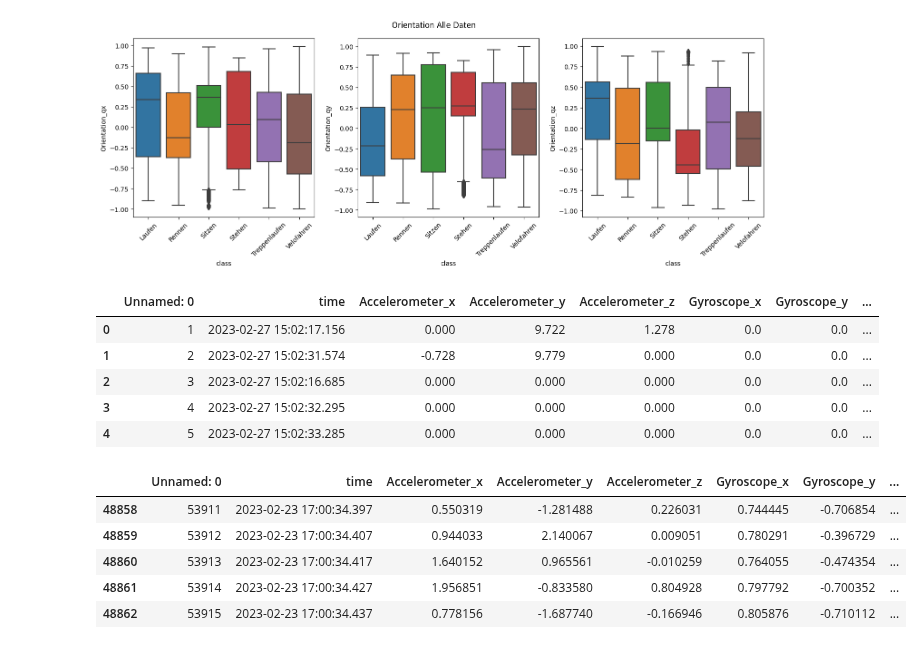
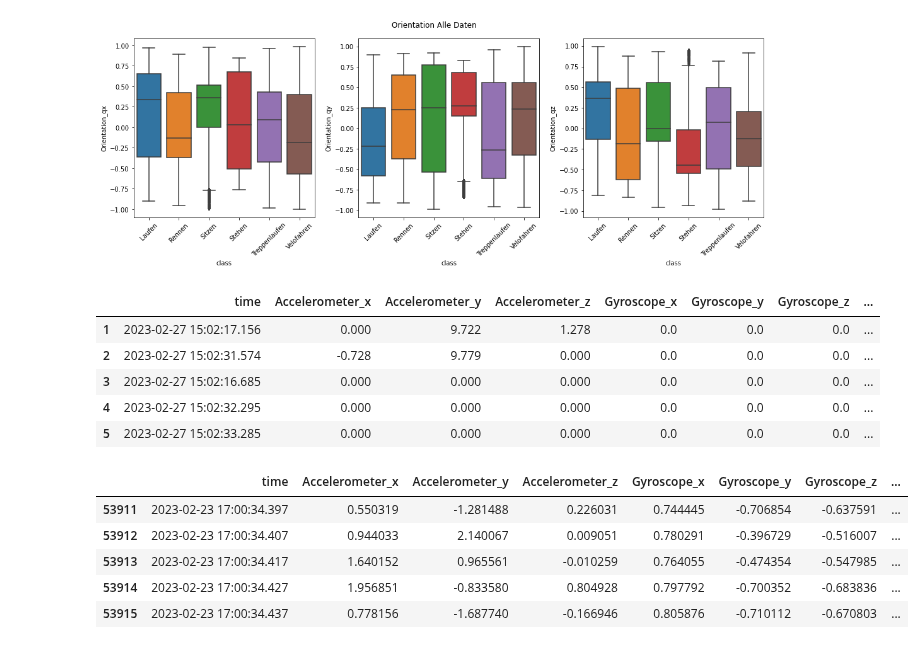
Before and after one commit to CDL1-Sensor/Sensor_Data-Wrangling-und-EDA, a Jupyter notebook: eda.ipynb, the cells around one changed output. Cells and saved outputs as stored; diff of their text form; code cells hidden in the pictures.

```diff
--- a/eda.ipynb
+++ b/eda.ipynb
@@ -65,0 +23,20 @@ plt.show()
+# %%
+# File: Alle_Messungen.csv einlesen
+data_raw = pd.read_csv('Alle_Messungen.csv', sep=',', index_col=0)
+# convert time column to datetime
+data_raw['time'] = pd.to_datetime(data_raw['time'])
+# display first 5 rows of data_raw
+display("data raw", data_raw.head(5))
+
+
+# read in the data
+#df = pd.read_csv('Alle_Messungen_trimmed.csv')
+#df.head()
+
+
+# File: Alle_Messungen_trimmed.csv einlesen
+data_trimmed = pd.read_csv('Alle_Messungen_trimmed.csv', index_col=0)
+# convert time column to datetime
+data_trimmed['time'] = pd.to_datetime(data_trimmed['time'])
+# display first 5 rows of data_trimmed
+display("data trimmed", data_trimmed.head(5))
@@ -98,25 +162,25 @@ for sensor in all_sensors:
 [figure]
 # %%
 # filter the data on user == Ben_Tran
-df_ben = df[df['user'] == 'Ben_Tran']
+df_ben = data_trimmed[data_trimmed['user'] == 'Ben_Tran']
 display(df_ben.head())
 
 # filter the data on user == Gabriel_Torres
-df_gabriel = df[df['user'] == 'Gabriel_Torres']
+df_gabriel = data_trimmed[data_trimmed['user'] == 'Gabriel_Torres']
 display(df_gabriel.head())
 # %% [output]
-|  | Unnamed: 0 | time | Accelerometer_x | Accelerometer_y | Accelerometer_z | Gyroscope_x | Gyroscope_y | ... |
-| 0 | 1 | 2023-02-27 15:02:17.156 | 0.000 | 9.722 | 1.278 | 0.0 | 0.0 | ... |
-| 1 | 2 | 2023-02-27 15:02:31.574 | -0.728 | 9.779 | 0.000 | 0.0 | 0.0 | ... |
-| 2 | 3 | 2023-02-27 15:02:16.685 | 0.000 | 0.000 | 0.000 | 0.0 | 0.0 | ... |
-| 3 | 4 | 2023-02-27 15:02:32.295 | 0.000 | 0.000 | 0.000 | 0.0 | 0.0 | ... |
-| 4 | 5 | 2023-02-27 15:02:33.285 | 0.000 | 0.000 | 0.000 | 0.0 | 0.0 | ... |
+|  | time | Accelerometer_x | Accelerometer_y | Accelerometer_z | Gyroscope_x | Gyroscope_y | Gyroscope_z | ... |
+| 1 | 2023-02-27 15:02:17.156 | 0.000 | 9.722 | 1.278 | 0.0 | 0.0 | 0.0 | ... |
+| 2 | 2023-02-27 15:02:31.574 | -0.728 | 9.779 | 0.000 | 0.0 | 0.0 | 0.0 | ... |
+| 3 | 2023-02-27 15:02:16.685 | 0.000 | 0.000 | 0.000 | 0.0 | 0.0 | 0.0 | ... |
+| 4 | 2023-02-27 15:02:32.295 | 0.000 | 0.000 | 0.000 | 0.0 | 0.0 | 0.0 | ... |
+| 5 | 2023-02-27 15:02:33.285 | 0.000 | 0.000 | 0.000 | 0.0 | 0.0 | 0.0 | ... |
-|  | Unnamed: 0 | time | Accelerometer_x | Accelerometer_y | Accelerometer_z | Gyroscope_x | Gyroscope_y | ... |
-| 48858 | 53911 | 2023-02-23 17:00:34.397 | 0.550319 | -1.281488 | 0.226031 | 0.744445 | -0.706854 | ... |
-| 48859 | 53912 | 2023-02-23 17:00:34.407 | 0.944033 | 2.140067 | 0.009051 | 0.780291 | -0.396729 | ... |
-| 48860 | 53913 | 2023-02-23 17:00:34.417 | 1.640152 | 0.965561 | -0.010259 | 0.764055 | -0.474354 | ... |
-| 48861 | 53914 | 2023-02-23 17:00:34.427 | 1.956851 | -0.833580 | 0.804928 | 0.797792 | -0.700352 | ... |
-| 48862 | 53915 | 2023-02-23 17:00:34.437 | 0.778156 | -1.687740 | -0.166946 | 0.805876 | -0.710112 | ... |
+|  | time | Accelerometer_x | Accelerometer_y | Accelerometer_z | Gyroscope_x | Gyroscope_y | Gyroscope_z | ... |
+| 53911 | 2023-02-23 17:00:34.397 | 0.550319 | -1.281488 | 0.226031 | 0.744445 | -0.706854 | -0.637591 | ... |
+| 53912 | 2023-02-23 17:00:34.407 | 0.944033 | 2.140067 | 0.009051 | 0.780291 | -0.396729 | -0.516007 | ... |
+| 53913 | 2023-02-23 17:00:34.417 | 1.640152 | 0.965561 | -0.010259 | 0.764055 | -0.474354 | -0.547985 | ... |
+| 53914 | 2023-02-23 17:00:34.427 | 1.956851 | -0.833580 | 0.804928 | 0.797792 | -0.700352 | -0.683836 | ... |
+| 53915 | 2023-02-23 17:00:34.437 | 0.778156 | -1.687740 | -0.166946 | 0.805876 | -0.710112 | -0.670803 | ... |
 # %%
 # plot all sensors for Ben
 for sensor in all_sensors:
```
Also changed, not shown: parts of 26 cells of this notebook, 1 other file.
